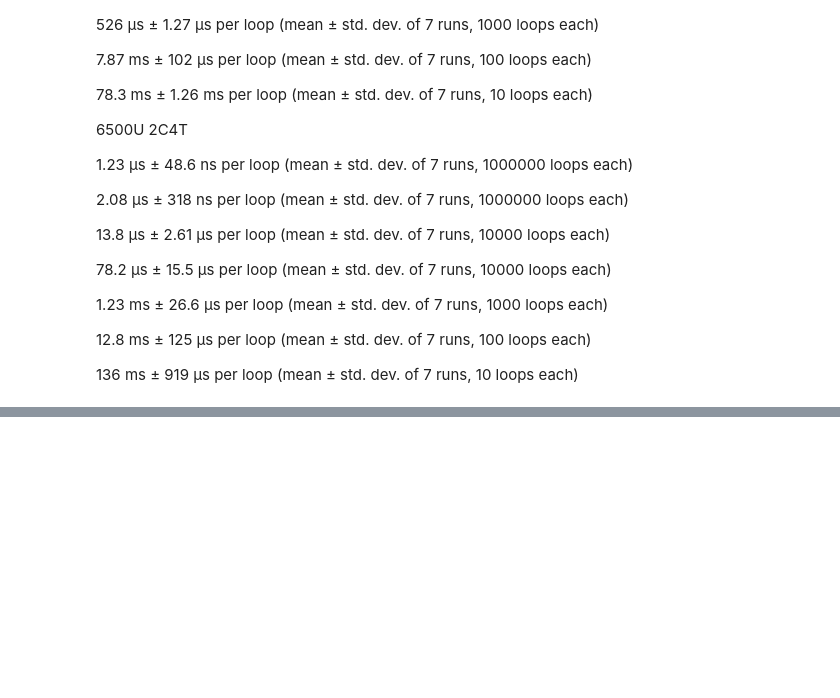
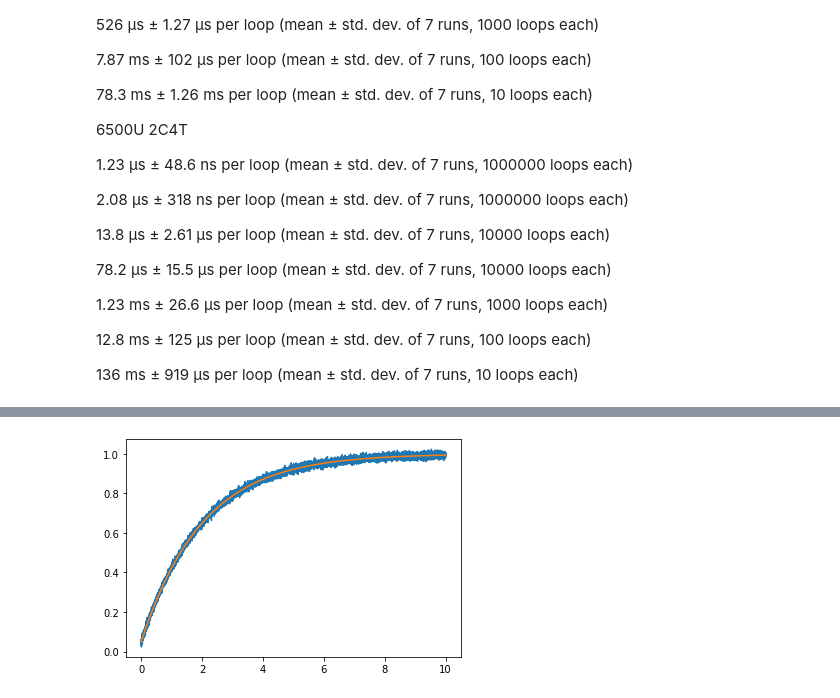
Before and after one commit to dmadea/Jupyter-Tutorials, a Jupyter notebook: benchmarks.ipynb, the cells around one changed output, grey strips where cells are left out. Cells and saved outputs as stored; diff of their text form; code cells hidden in the pictures; blank space fills up the shorter version.

```diff
--- a/benchmarks.ipynb
+++ b/benchmarks.ipynb
@@ -64,0 +65,13 @@ AttributeError: module 'matplotlib.pyplot' has no attribute 'semilogxy'
+# %%
+t = np.linspace(0, 10, 10000)
+y = 0.95*(1 - np.exp(-0.5 * t)) + 0.05
+y_noise = np.random.normal(y, scale=0.01)
+
+A = -np.log10(y)
+A_noise = -np.log10(y_noise)
+# %%
+plt.plot(t, y_noise)
+plt.plot(t, y)
+plt.show()
+# %% [output]
+[figure, added]
```
Also changed, not shown: parts of 5 cells of this notebook.
